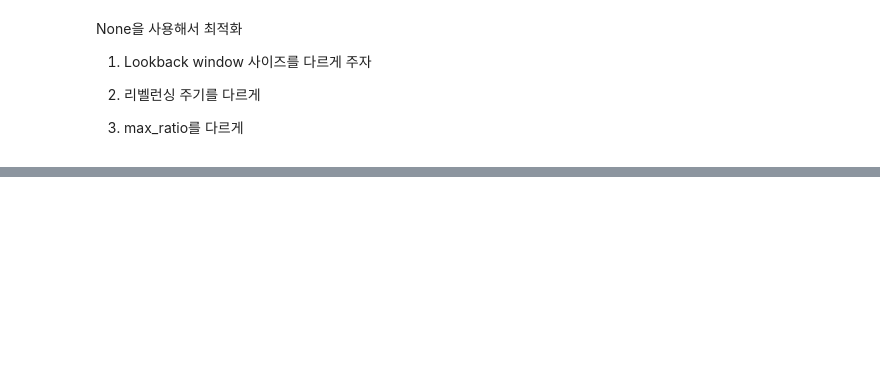
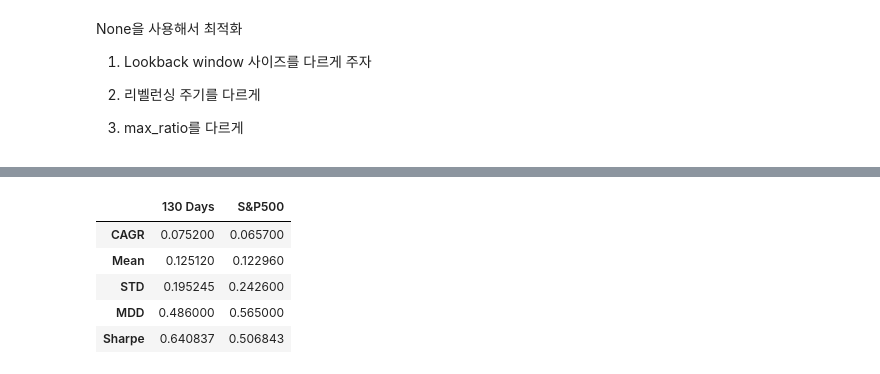
Before and after one commit to Je-Hyeon/Portfolio-Optimization-2023-FR-Project-, a Jupyter notebook: optimize_none.ipynb, the cells around one changed output, grey strips where cells are left out. Drawn from its saved outputs; the diff is of its cells as text; code cells hidden in the pictures; blank space fills up the shorter version.

```diff
--- a/optimize_none.ipynb
+++ b/optimize_none.ipynb
@@ -78,0 +97,12 @@ stats
+# %%
+st = print_statistics({"Look Back 130 Days":portfolio,
+                       "S&P500": spx_sample})
+st.columns = ["130 Days","S&P500"]
+st
+# %% [output]
+|  | 130 Days | S&P500 |
+| CAGR | 0.075200 | 0.065700 |
+| Mean | 0.125120 | 0.122960 |
+| STD | 0.195245 | 0.242600 |
+| MDD | 0.486000 | 0.565000 |
+| Sharpe | 0.640837 | 0.506843 |
```
Also changed, not shown: parts of 12 cells of this notebook, 5 other files.
